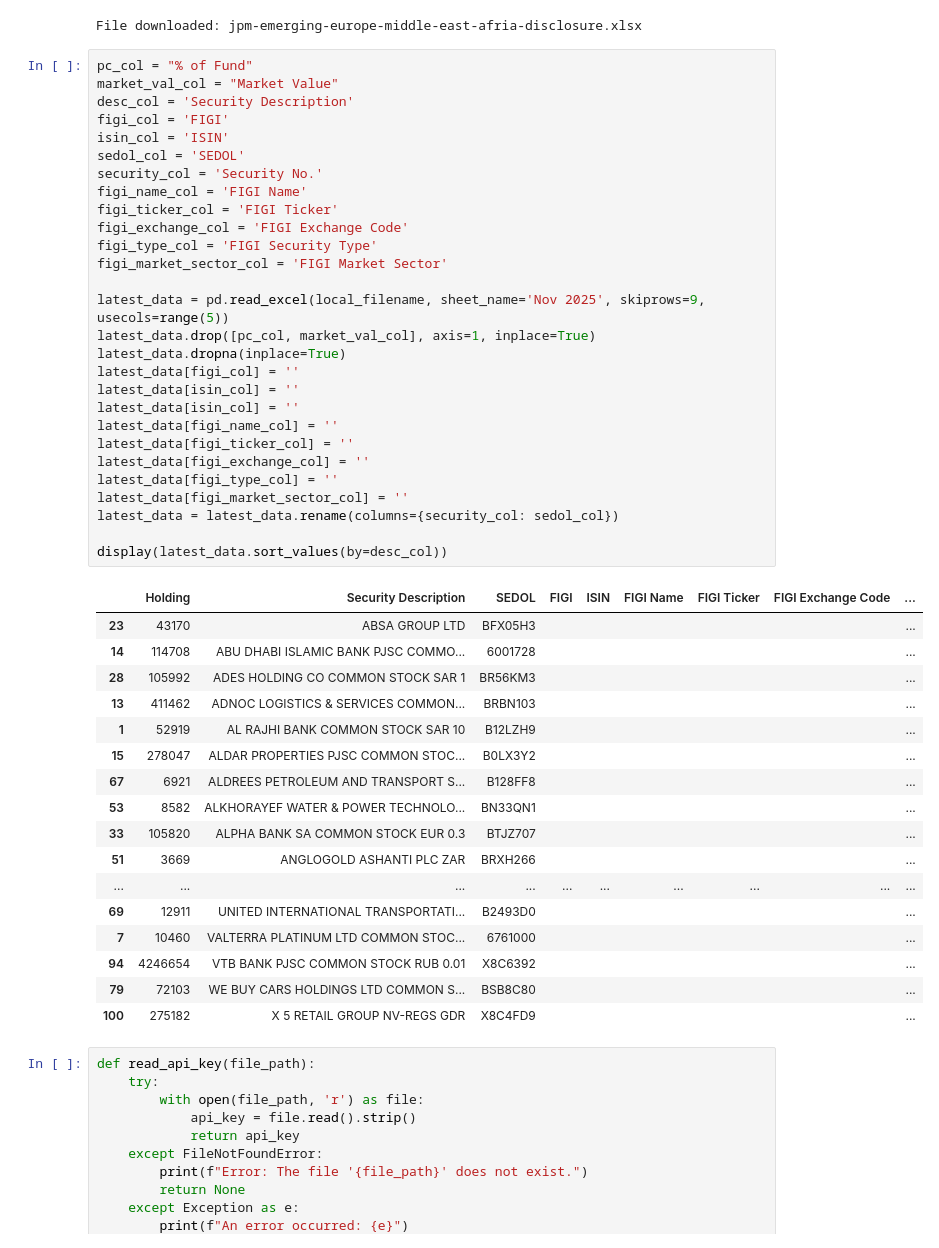
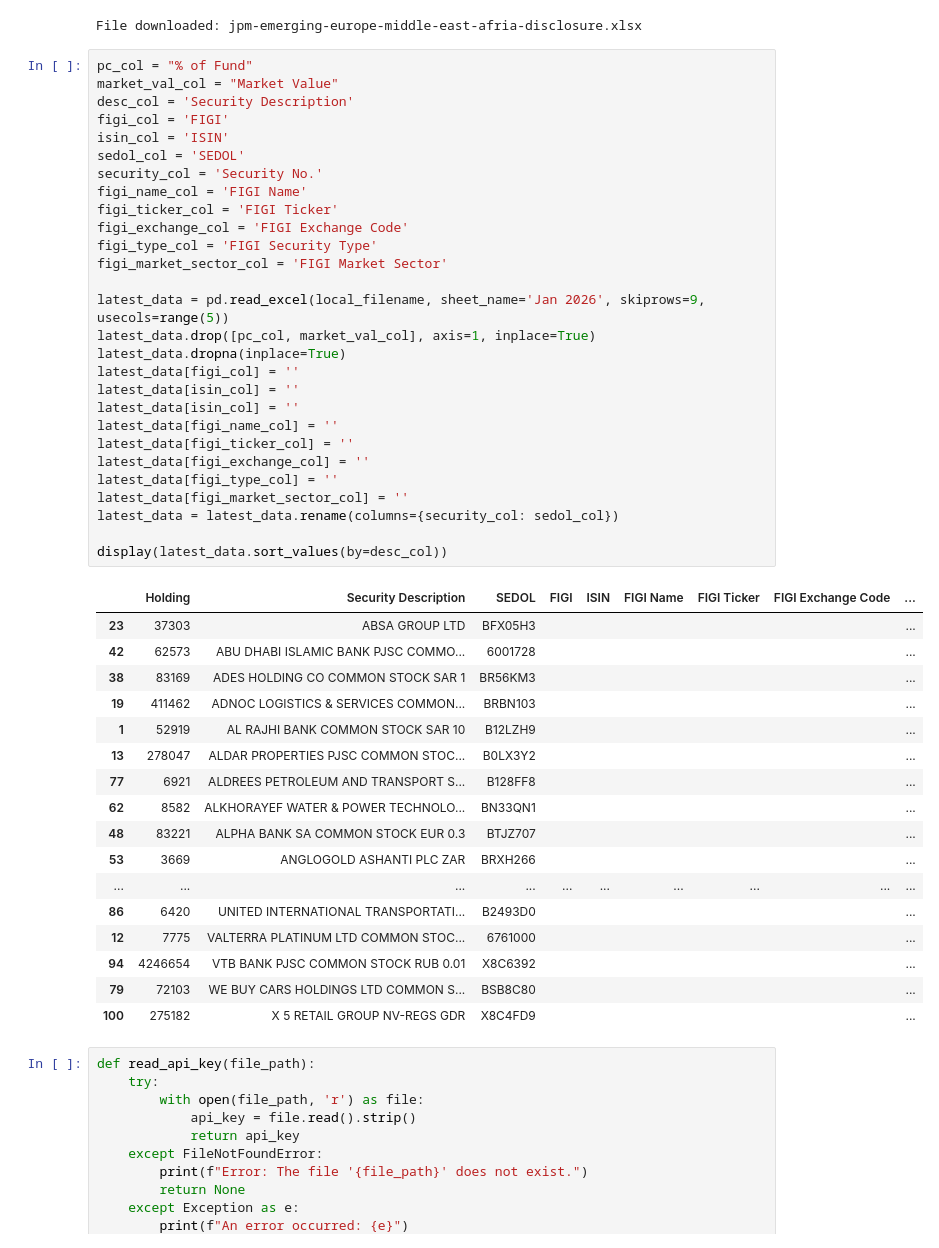
Before and after one commit to CraigCarey/FinanceDump, a Jupyter notebook: jema/jema_latest.ipynb, the cells around one changed output. Drawn from its saved outputs; the diff is of its cells as text.

```diff
--- a/jema/jema_latest.ipynb
+++ b/jema/jema_latest.ipynb
@@ -32,46 +32,46 @@ File downloaded: jpm-emerging-europe-middle-east-afria-disclosure.xlsx
 # %%
 pc_col = "% of Fund"
 market_val_col = "Market Value"
 desc_col = 'Security Description'
 figi_col = 'FIGI'
 isin_col = 'ISIN'
 sedol_col = 'SEDOL'
 security_col = 'Security No.'
 figi_name_col = 'FIGI Name'
 figi_ticker_col = 'FIGI Ticker'
 figi_exchange_col = 'FIGI Exchange Code'
 figi_type_col = 'FIGI Security Type'
 figi_market_sector_col = 'FIGI Market Sector'
 
-latest_data = pd.read_excel(local_filename, sheet_name='Nov 2025', skiprows=9, usecols=range(5))
+latest_data = pd.read_excel(local_filename, sheet_name='Jan 2026', skiprows=9, usecols=range(5))
 latest_data.drop([pc_col, market_val_col], axis=1, inplace=True)
 latest_data.dropna(inplace=True)
 latest_data[figi_col] = ''
 latest_data[isin_col] = ''
 latest_data[isin_col] = ''
 latest_data[figi_name_col] = ''
 latest_data[figi_ticker_col] = ''
 latest_data[figi_exchange_col] = ''
 latest_data[figi_type_col] = ''
 latest_data[figi_market_sector_col] = ''
 latest_data = latest_data.rename(columns={security_col: sedol_col})
 
 display(latest_data.sort_values(by=desc_col))
 # %% [output]
 |  | Holding | Security Description | SEDOL | FIGI | ISIN | FIGI Name | FIGI Ticker | FIGI Exchange Code | ... |
-| 23 | 43170 | ABSA GROUP LTD | BFX05H3 |  |  |  |  |  | ... |
-| 14 | 114708 | ABU DHABI ISLAMIC BANK PJSC COMMO... | 6001728 |  |  |  |  |  | ... |
-| 28 | 105992 | ADES HOLDING CO COMMON STOCK SAR 1 | BR56KM3 |  |  |  |  |  | ... |
-| 13 | 411462 | ADNOC LOGISTICS & SERVICES COMMON... | BRBN103 |  |  |  |  |  | ... |
+| 23 | 37303 | ABSA GROUP LTD | BFX05H3 |  |  |  |  |  | ... |
+| 42 | 62573 | ABU DHABI ISLAMIC BANK PJSC COMMO... | 6001728 |  |  |  |  |  | ... |
+| 38 | 83169 | ADES HOLDING CO COMMON STOCK SAR 1 | BR56KM3 |  |  |  |  |  | ... |
+| 19 | 411462 | ADNOC LOGISTICS & SERVICES COMMON... | BRBN103 |  |  |  |  |  | ... |
 | 1 | 52919 | AL RAJHI BANK COMMON STOCK SAR 10 | B12LZH9 |  |  |  |  |  | ... |
-| 15 | 278047 | ALDAR PROPERTIES PJSC COMMON STOC... | B0LX3Y2 |  |  |  |  |  | ... |
-| 67 | 6921 | ALDREES PETROLEUM AND TRANSPORT S... | B128FF8 |  |  |  |  |  | ... |
-| 53 | 8582 | ALKHORAYEF WATER & POWER TECHNOLO... | BN33QN1 |  |  |  |  |  | ... |
-| 33 | 105820 | ALPHA BANK SA COMMON STOCK EUR 0.3 | BTJZ707 |  |  |  |  |  | ... |
-| 51 | 3669 | ANGLOGOLD ASHANTI PLC ZAR | BRXH266 |  |  |  |  |  | ... |
+| 13 | 278047 | ALDAR PROPERTIES PJSC COMMON STOC... | B0LX3Y2 |  |  |  |  |  | ... |
+| 77 | 6921 | ALDREES PETROLEUM AND TRANSPORT S... | B128FF8 |  |  |  |  |  | ... |
+| 62 | 8582 | ALKHORAYEF WATER & POWER TECHNOLO... | BN33QN1 |  |  |  |  |  | ... |
+| 48 | 83221 | ALPHA BANK SA COMMON STOCK EUR 0.3 | BTJZ707 |  |  |  |  |  | ... |
+| 53 | 3669 | ANGLOGOLD ASHANTI PLC ZAR | BRXH266 |  |  |  |  |  | ... |
 | ... | ... | ... | ... | ... | ... | ... | ... | ... | ... |
-| 69 | 12911 | UNITED INTERNATIONAL TRANSPORTATI... | B2493D0 |  |  |  |  |  | ... |
-| 7 | 10460 | VALTERRA PLATINUM LTD COMMON STOC... | 6761000 |  |  |  |  |  | ... |
+| 86 | 6420 | UNITED INTERNATIONAL TRANSPORTATI... | B2493D0 |  |  |  |  |  | ... |
+| 12 | 7775 | VALTERRA PLATINUM LTD COMMON STOC... | 6761000 |  |  |  |  |  | ... |
 | 94 | 4246654 | VTB BANK PJSC COMMON STOCK RUB 0.01 | X8C6392 |  |  |  |  |  | ... |
 | 79 | 72103 | WE BUY CARS HOLDINGS LTD COMMON S... | BSB8C80 |  |  |  |  |  | ... |
 | 100 | 275182 | X 5 RETAIL GROUP NV-REGS GDR | X8C4FD9 |  |  |  |  |  | ... |
```
Also changed, not shown: parts of 1 cell of this notebook, 9 other files.
